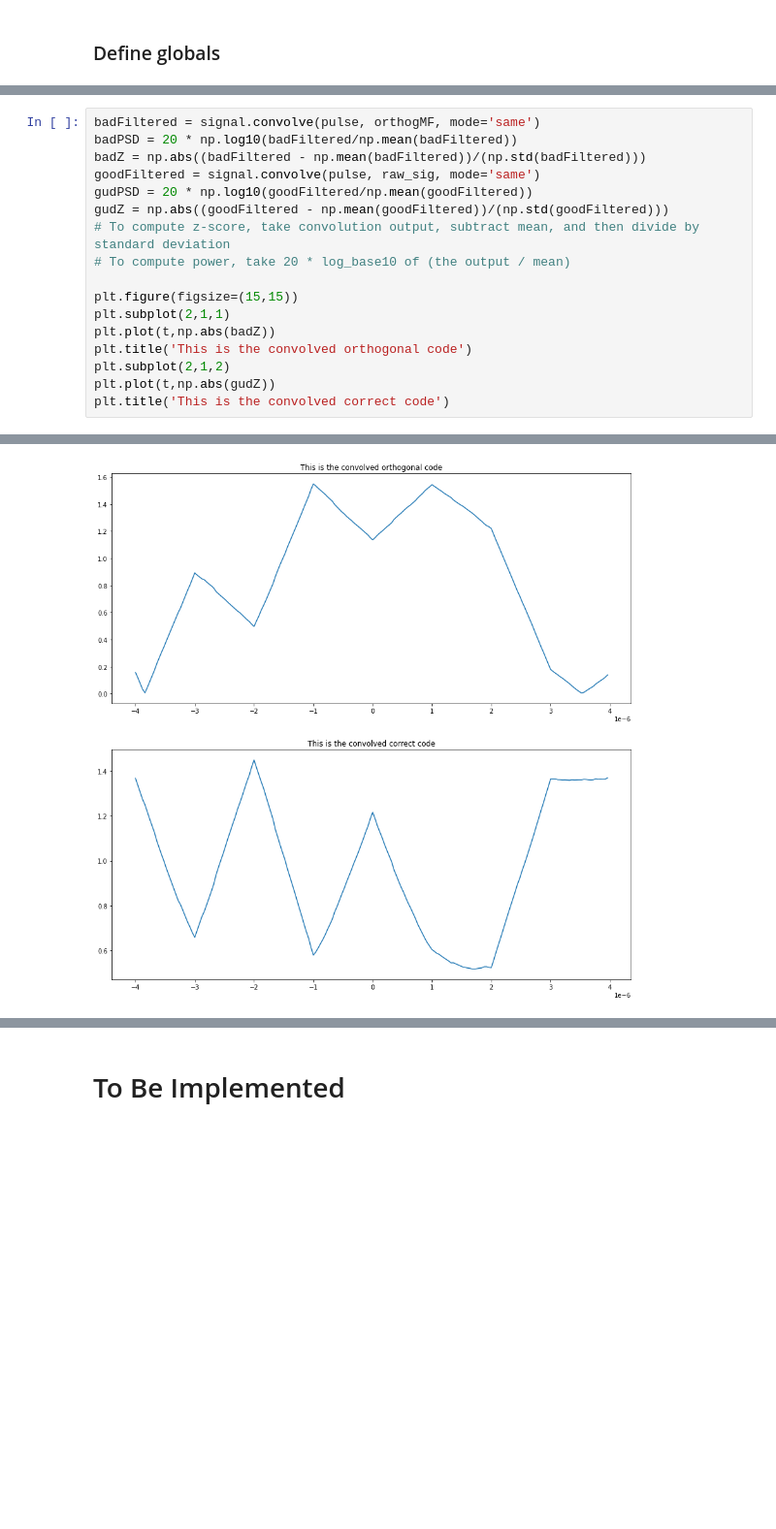
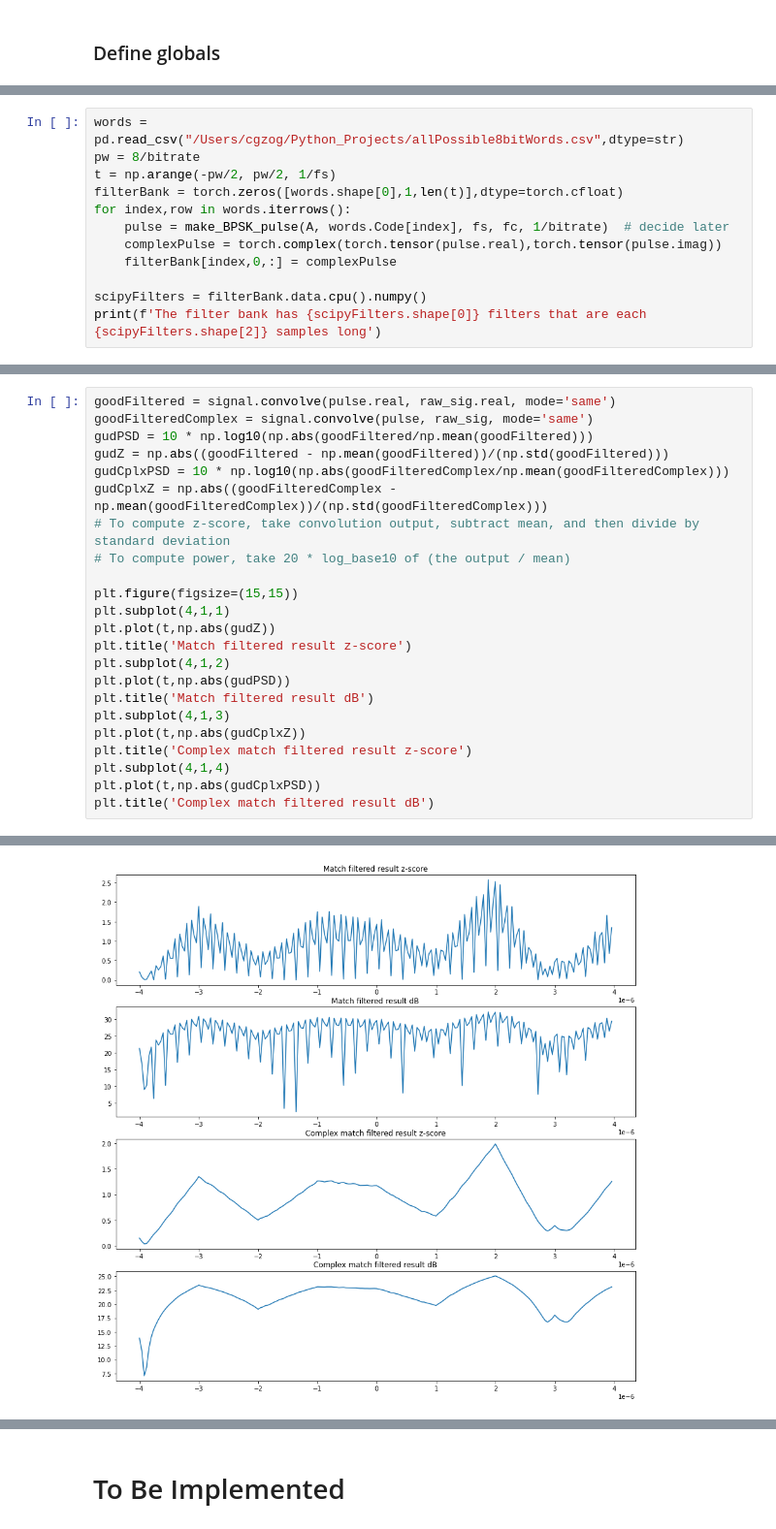
Before and after one commit to CGZoghby/dspstuff, a Jupyter notebook: PSK_DemodTest.ipynb, the cells around one changed output, grey strips where cells are left out. Shown at 97% size. Cells and saved outputs as stored; diff of their text form; blank space fills up the shorter version.

```diff
--- a/PSK_DemodTest.ipynb
+++ b/PSK_DemodTest.ipynb
@@ -81,0 +157,12 @@ plt.plot(t,pulse.real)
+# %%
+words = pd.read_csv("/Users/cgzog/Python_Projects/allPossible8bitWords.csv",dtype=str)
+pw = 8/bitrate
+t = np.arange(-pw/2, pw/2, 1/fs)
+filterBank = torch.zeros([words.shape[0],1,len(t)],dtype=torch.cfloat)
+for index,row in words.iterrows():
+    pulse = make_BPSK_pulse(A, words.Code[index], fs, fc, 1/bitrate)  # decide later
+    complexPulse = torch.complex(torch.tensor(pulse.real),torch.tensor(pulse.imag))
+    filterBank[index,0,:] = complexPulse
+
+scipyFilters = filterBank.data.cpu().numpy()
+print(f'The filter bank has {scipyFilters.shape[0]} filters that are each {scipyFilters.shape[2]} samples long')
@@ -82,18 +208,24 @@ plt.plot(t,pulse.real)
 # %%
-badFiltered = signal.convolve(pulse, orthogMF, mode='same')
-badPSD = 20 * np.log10(badFiltered/np.mean(badFiltered))
-badZ = np.abs((badFiltered - np.mean(badFiltered))/(np.std(badFiltered)))
-goodFiltered = signal.convolve(pulse, raw_sig, mode='same')
-gudPSD = 20 * np.log10(goodFiltered/np.mean(goodFiltered))
+goodFiltered = signal.convolve(pulse.real, raw_sig.real, mode='same')
+goodFilteredComplex = signal.convolve(pulse, raw_sig, mode='same')
+gudPSD = 10 * np.log10(np.abs(goodFiltered/np.mean(goodFiltered)))
 gudZ = np.abs((goodFiltered - np.mean(goodFiltered))/(np.std(goodFiltered)))
+gudCplxPSD = 10 * np.log10(np.abs(goodFilteredComplex/np.mean(goodFilteredComplex)))
+gudCplxZ = np.abs((goodFilteredComplex - np.mean(goodFilteredComplex))/(np.std(goodFilteredComplex)))
 # To compute z-score, take convolution output, subtract mean, and then divide by standard deviation
 # To compute power, take 20 * log_base10 of (the output / mean)
 
 plt.figure(figsize=(15,15))
-plt.subplot(2,1,1)
-plt.plot(t,np.abs(badZ))
-plt.title('This is the convolved orthogonal code')
-plt.subplot(2,1,2)
+plt.subplot(4,1,1)
 plt.plot(t,np.abs(gudZ))
-plt.title('This is the convolved correct code')
+plt.title('Match filtered result z-score')
+plt.subplot(4,1,2)
+plt.plot(t,np.abs(gudPSD))
+plt.title('Match filtered result dB')
+plt.subplot(4,1,3)
+plt.plot(t,np.abs(gudCplxZ))
+plt.title('Complex match filtered result z-score')
+plt.subplot(4,1,4)
+plt.plot(t,np.abs(gudCplxPSD))
+plt.title('Complex match filtered result dB')
 # %% [output]
@@ -101 +233 @@ Text(0.5, 1.0, 'This is the convolved correct code')
-[figure, old version]
+[figure, new version]
```
Also changed, not shown: parts of 17 cells of this notebook.
